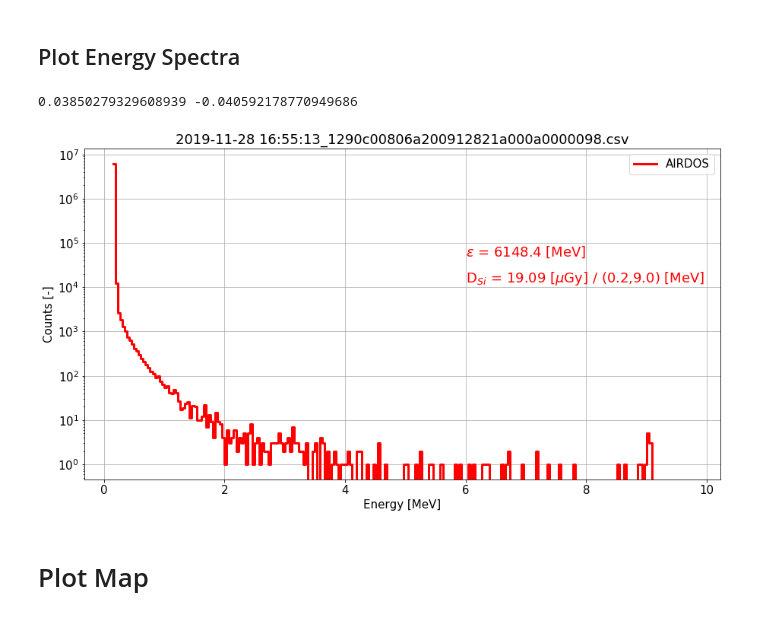
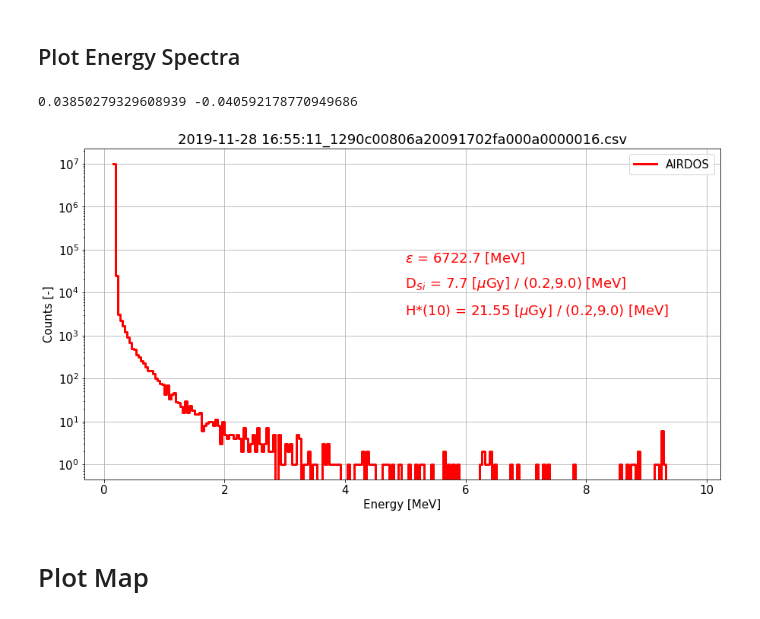
Before and after one commit to ODZ-UJF-AV-CR/Paper---AIRDOS, a Jupyter notebook: AIRDOS-G-parser.ipynb, the cells around one changed output. Cells and saved outputs as stored; diff of their text form; code cells hidden in the pictures.

```diff
--- a/AIRDOS-G-parser.ipynb
+++ b/AIRDOS-G-parser.ipynb
@@ -18,8 +18,8 @@ Populating the interactive namespace from numpy and matplotlib
 # %% [markdown]
 ## Read Logfile
 # %%
-#fto = './data/malaga/16/DATALOG.TXT' #  File to Open
-fto = './data/malaga/21/DATALOG.TXT' #  File to Open
+fto = './data/malaga/16/DATALOG.TXT' #  File to Open
+#fto = './data/malaga/21/DATALOG.TXT' #  File to Open
 #fto = './data/malaga/98/DATALOG.TXT' #  File to Open
 #fto = './data/malaga/F0/DATALOG.TXT' #  File to Open
 
@@ -353,37 +356,39 @@ for f in glob.iglob("./output/*.csv"): # generator, search immediate subdirector
         e['deposit'] = e['1'] * e['x']
         depener = e.loc[(e['x']>=FROM_ENERGY)&(e['x']<=TO_ENERGY),'deposit'].sum() # MeV
 
         dose = 1e6*(1.602e-19 * depener*1e6)/0.1398e-3
 
         # size of the chip (20 mm · 10 mm),
         # the thickness of the depletion layer (0.3 mm),
         # and the density of silicon (2.33 g cm^3)
         # 0.1398e-3 kg
-        #dose = ((1e6 * (1.602e-19 * depener * 1e6)/0.1398e-3)/10.4) * 3600 * 2.71 # in uGy/h
+        #dose = ((1e6 * (1.602e-19 * depener * 1e6)/0.1398e-3)/10.4) * 3600 # in uGy/h
+        #ambient dose = ((1e6 * (1.602e-19 * depener * 1e6)/0.1398e-3)/10.4) * 3600 * 2.71 # in uSv/h
 
 
         if (depener > 0):
             plt.figure(figsize=(15,8))
             plt.tight_layout()
             s = f.split('/')
             plt.title(s[len(s)-1])
             plt.yscale('log')
             #plt.ylim([0.9,1e8])
 
             plt.plot(e['x'],e['1'], c='r', lw=3, drawstyle='steps-post', label='AIRDOS')
 
-            plt.text(6, 50000, r'$\epsilon$ = ' + str(round(depener*1.1,1)) + ' [MeV]', fontsize=18, color='r')
-            plt.text(6, 13000, r'D$_S$$_i$ = ' + str(round(dose*1.1*2.71,2)) + r' [$\mu$Gy] / (' + str(FROM_ENERGY) + ',' + str(TO_ENERGY) + ') [MeV]', fontsize=18, color='r')
+            plt.text(5, 50000, r'$\epsilon$ = ' + str(round(depener*1.1,1)) + ' [MeV]', fontsize=18, color='r')
+            plt.text(5, 13000, r'D$_S$$_i$ = ' + str(round(dose*1.1,2)) + r' [$\mu$Gy] / (' + str(FROM_ENERGY) + ',' + str(TO_ENERGY) + ') [MeV]', fontsize=18, color='r')
+            plt.text(5, 3000, r'H*(10) = ' + str(round(dose*1.1*1.142*2.45,2)) + r' [$\mu$Gy] / (' + str(FROM_ENERGY) + ',' + str(TO_ENERGY) + ') [MeV]', fontsize=18, color='r')
 
             plt.legend()
             plt.xlabel('Energy [MeV]')
             plt.ylabel('Counts [-]')
             plt.grid()
     except:
         pass
 # %% [output]
 0.03850279329608939 -0.040592178770949686
-[figure, old version]
+[figure, new version]
 # %% [markdown]
 # Plot Map
 # %%
```
Also changed, not shown: parts of 4 cells of this notebook, 3 other files.
